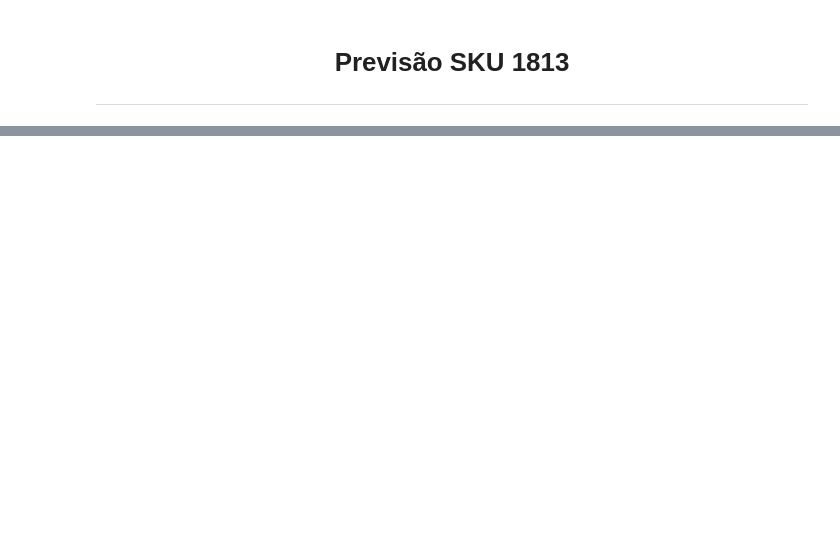
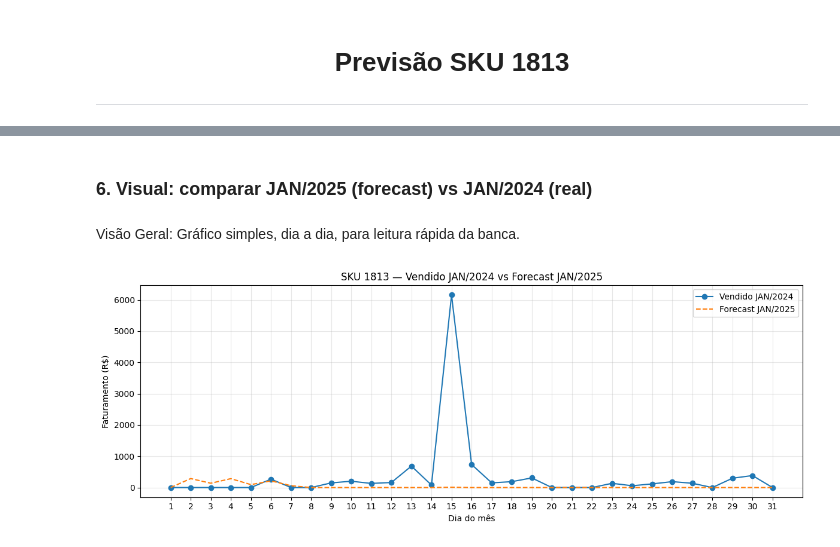
Before and after one commit to felipefsleal/Grupo6-ProjetoFinal, a Jupyter notebook: notebooks/03_modeling.ipynb, the cells around one changed output, grey strips where cells are left out. Saved outputs shown, nothing was run; the diff lists cells and outputs as text; code cells hidden in the pictures; blank space fills up the shorter version.

Commit message:
Primeira previsão

```diff
--- a/notebooks/03_modeling.ipynb
+++ b/notebooks/03_modeling.ipynb
@@ -389,0 +515,25 @@ Conclusão: O nosso modelo, em média, erra a previsão de faturamento do SKU em
+# %%
+# Bloco 5 — Previsão
+for c in features:
+    if c not in df_pred.columns:
+        df_pred[c] = 0
+
+for c in categorical_features:
+    if c in df_pred.columns:
+        df_pred[c] = df_pred[c].astype('category')
+
+yhat = model_full.predict(df_pred[features])
+yhat = np.clip(yhat, 0, None)
+
+# Pós-processo operacional: não vender quando loja_fechada == 0
+if 'loja_fechada' in df_pred.columns:
+    yhat = yhat * df_pred['loja_fechada'].astype(int).values
+
+df_forecast_1813_jan = pd.DataFrame({
+    'SKU': sku_alvo,
+    'DATA_ATEND': df_pred['DATA_ATEND'],
+    'Previsto': yhat
+}).sort_values('DATA_ATEND')
+
+print("Forecast gerado para JAN/2025 (SKU 1813).")
+display(df_forecast_1813_jan.head(10))
@@ -389,0 +553,26 @@ Conclusão: O nosso modelo, em média, erra a previsão de faturamento do SKU em
+# %% [markdown]
+### **6. Visual: comparar JAN/2025 (forecast) vs JAN/2024 (real)**
+# %% [markdown]
+Visão Geral: Gráfico simples, dia a dia, para leitura rápida da banca.
+# %%
+# Bloco 6 — Gráfico comparativo JAN/2024 vs JAN/2025
+import matplotlib.pyplot as plt
+
+jan_2024 = df[(df['DATA_ATEND'] >= '2024-01-01') & (df['DATA_ATEND'] <= '2024-01-31') & (df['SKU'].astype(str) == sku_alvo)][['DATA_ATEND', TARGET]].copy()
+jan_2024['DIA'] = jan_2024['DATA_ATEND'].dt.day
+base_dias = pd.DataFrame({'DIA': range(1, 32)})
+real_2024 = base_dias.merge(jan_2024.groupby('DIA', as_index=False)[TARGET].sum(), on='DIA', how='left').fillna({TARGET:0.0})
+
+prev_2025 = df_forecast_1813_jan.copy()
+prev_2025['DIA'] = prev_2025['DATA_ATEND'].dt.day
+prev_2025 = base_dias.merge(prev_2025.groupby('DIA', as_index=False)['Previsto'].sum(), on='DIA', how='left').fillna({'Previsto':0.0})
+
+plt.figure(figsize=(12,4.5))
+plt.plot(real_2024['DIA'], real_2024[TARGET], label='Vendido JAN/2024', marker='o')
+plt.plot(prev_2025['DIA'], prev_2025['Previsto'], label='Forecast JAN/2025', linestyle='--')
+plt.title("SKU 1813 — Vendido JAN/2024 vs Forecast JAN/2025")
+plt.xlabel("Dia do mês"); plt.ylabel("Faturamento (R$)")
+plt.xticks(range(1,32)); plt.grid(True, alpha=0.3); plt.legend(); plt.tight_layout()
+plt.show()
+# %% [output]
+[figure, added]
```
Also changed, not shown: parts of 21 cells of this notebook.
